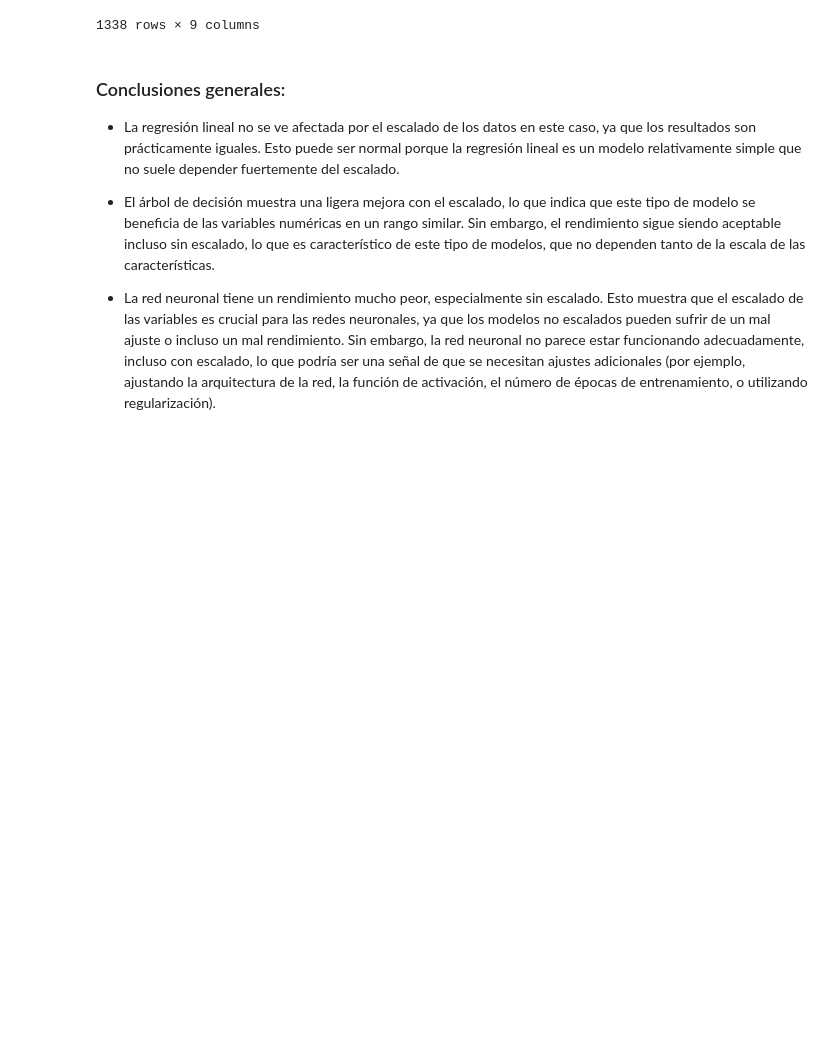
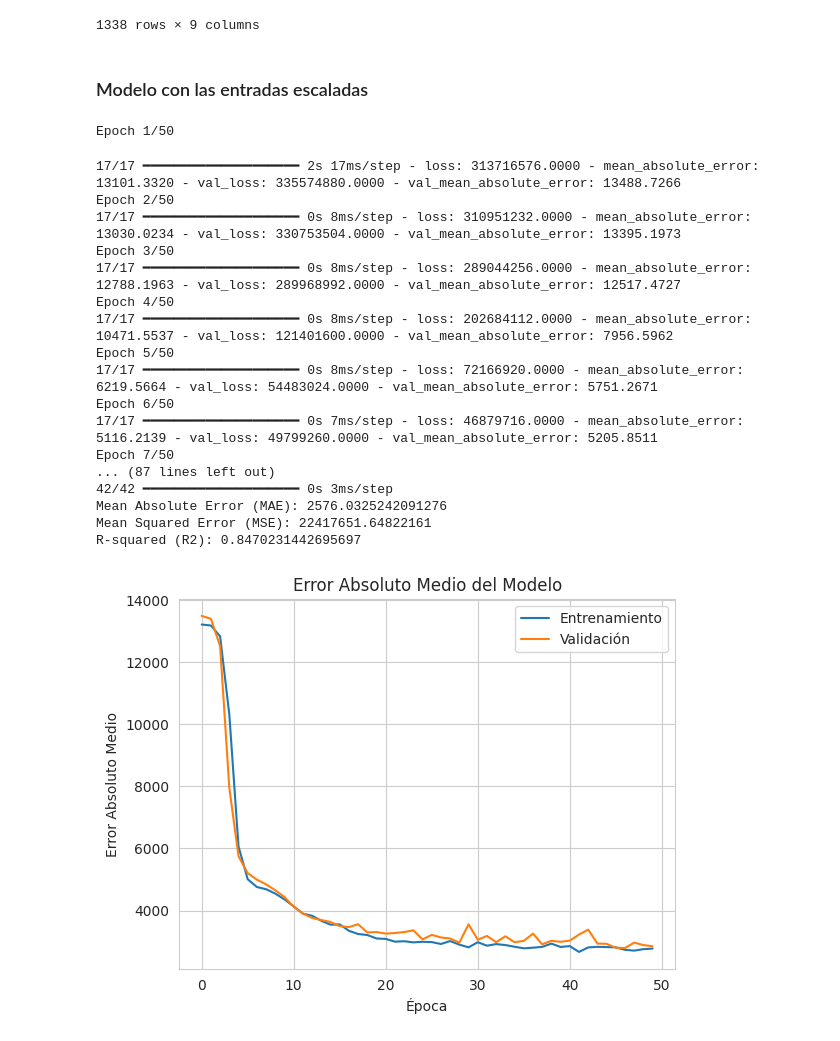
Before and after one commit to FelicianoRN01/PIA, a Jupyter notebook: Proyecto comparación de resultados/Proyecto comparación de resultados.ipynb, the cells around one changed output. Saved outputs shown, nothing was run; the diff lists cells and outputs as text; code cells hidden in the pictures; blank space fills up the shorter version.

```diff
--- a/Proyecto comparación de resultados/Proyecto comparación de resultados.ipynb
+++ b/Proyecto comparación de resultados/Proyecto comparación de resultados.ipynb
@@ -93,11 +100,71 @@ df_encoded
 | 1336 | 21 | 25.800 | 0 | 2007.94500 | 0 | 0 | 0 | 0 | ... |
 | 1337 | 61 | 29.070 | 0 | 29141.36030 | 0 | 1 | 1 | 0 | ... |
 1338 rows × 9 columns
-# %% [markdown]
-### Conclusiones generales:
-
-- La regresión lineal no se ve afectada por el escalado de los datos en este caso, ya que los resultados son prácticamente iguales. Esto puede ser normal porque la regresión lineal es un modelo relativamente simple que no suele depender fuertemente del escalado.
-
-- El árbol de decisión muestra una ligera mejora con el escalado, lo que indica que este tipo de modelo se beneficia de las variables numéricas en un rango similar. Sin embargo, el rendimiento sigue siendo aceptable incluso sin escalado, lo que es característico de este tipo de modelos, que no dependen tanto de la escala de las características.
-
-- La red neuronal tiene un rendimiento mucho peor, especialmente sin escalado. Esto muestra que el escalado de las variables es crucial para las redes neuronales, ya que los modelos no escalados pueden sufrir de un mal ajuste o incluso un mal rendimiento. Sin embargo, la red neuronal no parece estar funcionando adecuadamente, incluso con escalado, lo que podría ser una señal de que se necesitan ajustes adicionales (por ejemplo, ajustando la arquitectura de la red, la función de activación, el número de épocas de entrenamiento, o utilizando regularización).
+# %% [markdown]
+### Modelo con las entradas escaladas
+# %%
+from sklearn.preprocessing import StandardScaler
+from tensorflow.keras.models import Sequential
+from tensorflow.keras.layers import Dense
+from sklearn.metrics import mean_absolute_error, mean_squared_error, r2_score
+
+# Escalar los datos
+scaler = StandardScaler()
+X = df_encoded.drop(columns=[col])
+y = df_encoded[col]
+X_scaled = scaler.fit_transform(X)
+
+# Crear el modelo de red neuronal secuencial
+model = Sequential()
+model.add(Dense(128, input_dim=X_scaled.shape[1], activation='elu'))
+model.add(Dense(128, activation='elu'))
+model.add(Dense(128, activation='elu'))
+model.add(Dense(128, activation='elu'))
+model.add(Dense(128, activation='elu'))
+model.add(Dense(1, activation='linear'))
+
+# Compilar el modelo
+model.compile(optimizer='adam', loss='mean_squared_error', metrics=['mean_absolute_error'])
+
+# Entrenar el modelo
+history = model.fit(X_scaled, y, epochs=50, batch_size=64, validation_split=0.2)
+
+# Evaluar el modelo en el conjunto de validación
+y_pred = model.predict(X_scaled)
+mae = mean_absolute_error(y, y_pred)
+mse = mean_squared_error(y, y_pred)
+r2 = r2_score(y, y_pred)
+
+# Mostrar las métricas
+print(f"Mean Absolute Error (MAE): {mae}")
+print(f"Mean Squared Error (MSE): {mse}")
+print(f"R-squared (R2): {r2}")
+
+# Mostrar la métrica de error absoluto medio durante el entrenamiento
+plt.plot(history.history['mean_absolute_error'])
+plt.plot(history.history['val_mean_absolute_error'])
+plt.title('Error Absoluto Medio del Modelo')
+plt.ylabel('Error Absoluto Medio')
+plt.xlabel('Época')
+plt.legend(['Entrenamiento', 'Validación'], loc='upper right')
+plt.show()
+# %% [output]
+Epoch 1/50
+17/17 ━━━━━━━━━━━━━━━━━━━━ 2s 17ms/step - loss: 313716576.0000 - mean_absolute_error: 13101.3320 - val_loss: 335574880.0000 - val_mean_absolute_error: 13488.7266
+Epoch 2/50
+17/17 ━━━━━━━━━━━━━━━━━━━━ 0s 8ms/step - loss: 310951232.0000 - mean_absolute_error: 13030.0234 - val_loss: 330753504.0000 - val_mean_absolute_error: 13395.1973
+Epoch 3/50
+17/17 ━━━━━━━━━━━━━━━━━━━━ 0s 8ms/step - loss: 289044256.0000 - mean_absolute_error: 12788.1963 - val_loss: 289968992.0000 - val_mean_absolute_error: 12517.4727
+Epoch 4/50
+17/17 ━━━━━━━━━━━━━━━━━━━━ 0s 8ms/step - loss: 202684112.0000 - mean_absolute_error: 10471.5537 - val_loss: 121401600.0000 - val_mean_absolute_error: 7956.5962
+Epoch 5/50
+17/17 ━━━━━━━━━━━━━━━━━━━━ 0s 8ms/step - loss: 72166920.0000 - mean_absolute_error: 6219.5664 - val_loss: 54483024.0000 - val_mean_absolute_error: 5751.2671
+Epoch 6/50
+17/17 ━━━━━━━━━━━━━━━━━━━━ 0s 7ms/step - loss: 46879716.0000 - mean_absolute_error: 5116.2139 - val_loss: 49799260.0000 - val_mean_absolute_error: 5205.8511
+Epoch 7/50
+... (87 lines left out)
+42/42 ━━━━━━━━━━━━━━━━━━━━ 0s 3ms/step
+Mean Absolute Error (MAE): 2576.0325242091276
+Mean Squared Error (MSE): 22417651.64822161
+R-squared (R2): 0.8470231442695697
+[figure, added]
```
Also changed, not shown: parts of 15 cells of this notebook, 1 other file.
